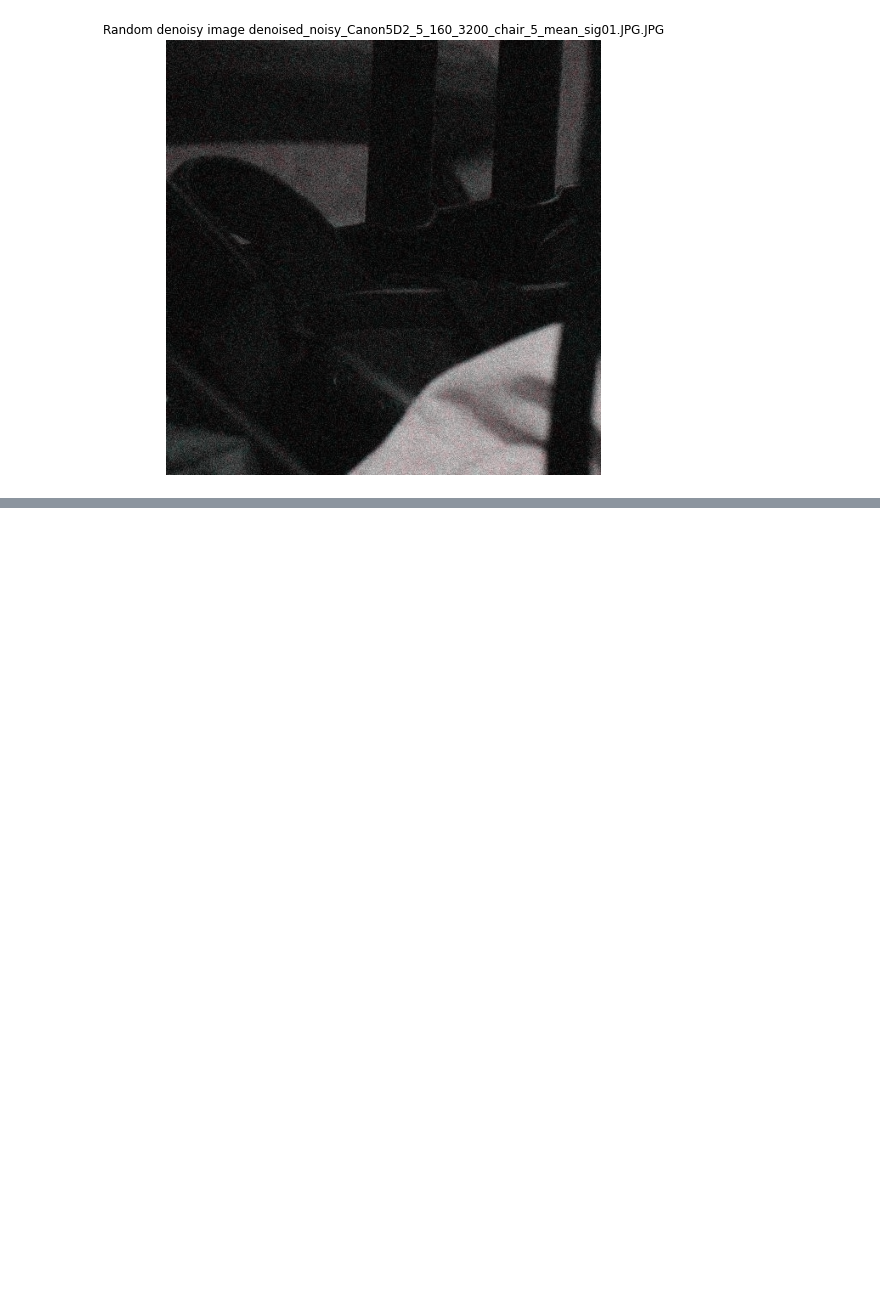
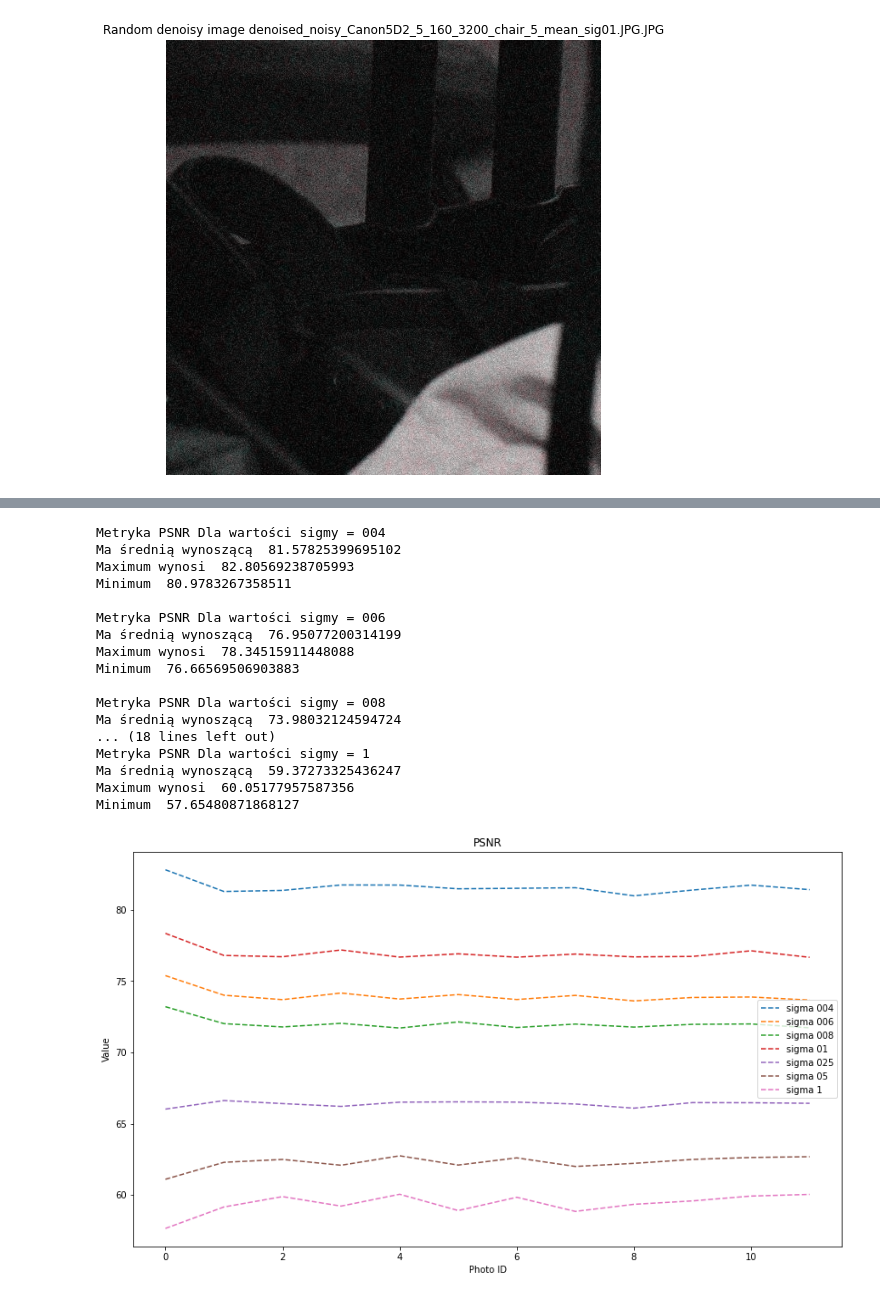
Before and after one commit to BioMedProjects/Image-Denoising, a Jupyter notebook: OPSI_Project.ipynb, the cells around one changed output, grey strips where cells are left out. Cells and saved outputs as stored; diff of their text form; code cells hidden in the pictures; blank space fills up the shorter version.

```diff
--- a/OPSI_Project.ipynb
+++ b/OPSI_Project.ipynb
@@ -493,0 +481,61 @@ Minimum  0.029078213998743652
+# %%
+## Calculate PSNR
+
+results_psnr_004 = []
+results_psnr_006 = []
+results_psnr_008 = []
+results_psnr_01 = []
+results_psnr_025 = []
+results_psnr_05 = []
+results_psnr_1 = []
+
+for i in range(len(denoisy_images_004)):
+    result_004 = PSNR(original_images[i], denoisy_images_004[i])
+    results_psnr_004.append(result_004)
+
+    result_006 = PSNR(original_images[i], denoisy_images_006[i])
+    results_psnr_006.append(result_006)
+
+    result_008 = PSNR(original_images[i], denoisy_images_008[i])
+    results_psnr_008.append(result_008)
+
+    result_01 = PSNR(original_images[i], denoisy_images_01[i])
+    results_psnr_01.append(result_01)
+
+    result_025 = PSNR(original_images[i], denoisy_images_025[i])
+    results_psnr_025.append(result_025)
+
+    result_05 = PSNR(original_images[i], denoisy_images_05[i])
+    results_psnr_05.append(result_05)
+
+    result_1 = PSNR(original_images[i], denoisy_images_1[i])
+    results_psnr_1.append(result_1)
+
+showStatistics("PSNR", "004", results_psnr_004)
+showStatistics("PSNR", "006", results_psnr_006)
+showStatistics("PSNR", "008", results_psnr_008)
+showStatistics("PSNR", "01", results_psnr_01)
+showStatistics("PSNR", "025", results_psnr_025)
+showStatistics("PSNR", "05", results_psnr_05)
+showStatistics("PSNR", "1", results_psnr_1)
+
+showPlots("PSNR", results_psnr_004, results_psnr_006, results_psnr_008, results_psnr_01, results_psnr_025, results_psnr_05, results_psnr_1)
+# %% [output]
+Metryka PSNR Dla wartości sigmy = 004
+Ma średnią wynoszącą  81.57825399695102
+Maximum wynosi  82.80569238705993
+Minimum  80.9783267358511
+
+Metryka PSNR Dla wartości sigmy = 006
+Ma średnią wynoszącą  76.95077200314199
+Maximum wynosi  78.34515911448088
+Minimum  76.66569506903883
+
+Metryka PSNR Dla wartości sigmy = 008
+Ma średnią wynoszącą  73.98032124594724
+... (18 lines left out)
+Metryka PSNR Dla wartości sigmy = 1
+Ma średnią wynoszącą  59.37273325436247
+Maximum wynosi  60.05177957587356
+Minimum  57.65480871868127
+[figure, added]
```
Also changed, not shown: parts of 10 cells of this notebook, 21 other files.
